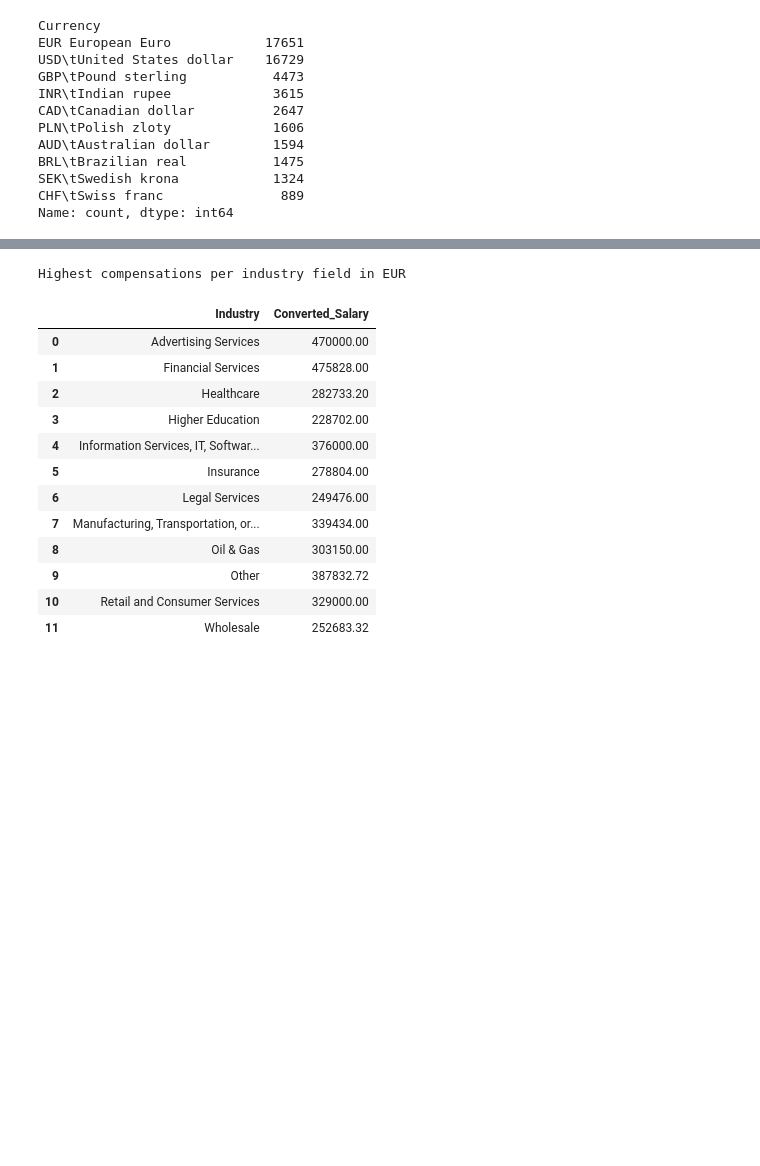
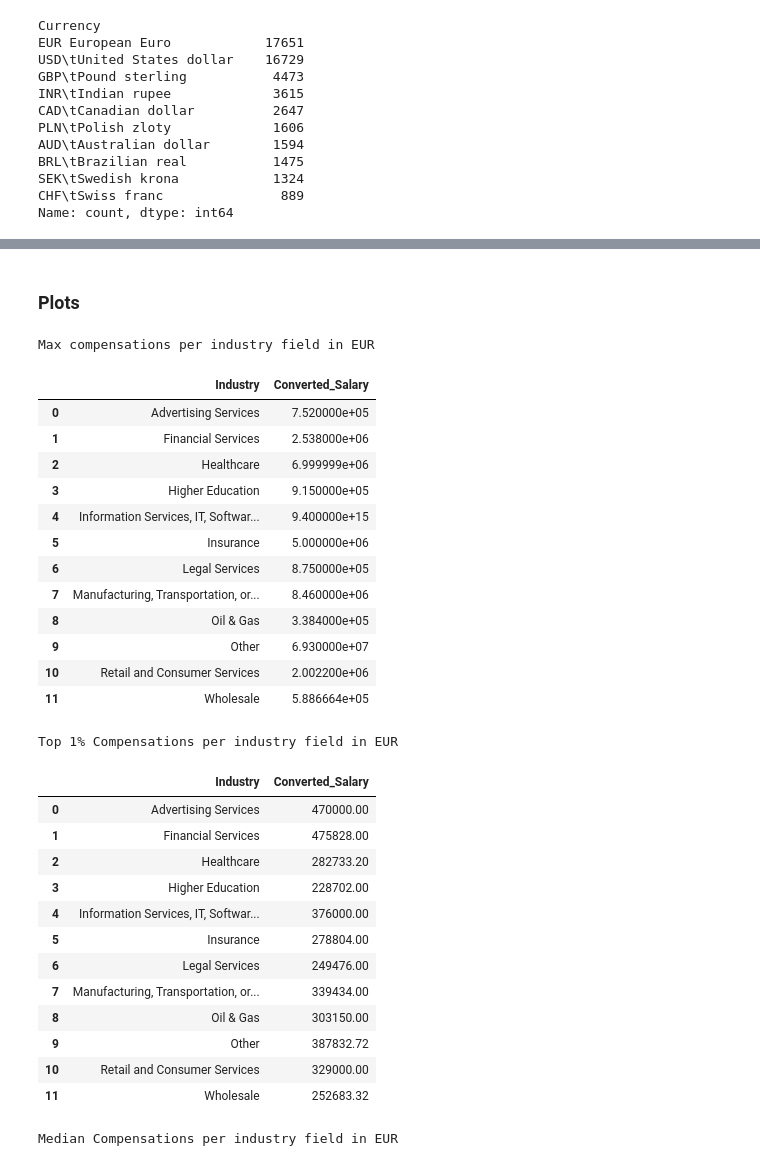
Before and after one commit to YKarsten/Annual-developer-survey-analysis, a Jupyter notebook: SO-2023-survey.ipynb, the cells around one changed output, grey strips where cells are left out. Saved outputs shown, nothing was run; the diff lists cells and outputs as text; code cells hidden in the pictures; blank space fills up the shorter version.

```diff
--- a/SO-2023-survey.ipynb
+++ b/SO-2023-survey.ipynb
@@ -46,3 +46,26 @@ Name: count, dtype: int64
 ### Schema
 
 How do the questions from the survey translate to column names?
+# %%
+from IPython.display import HTML, display
+import pandas as pd
+
+# Load the schema file
+schema = pd.read_csv("stack-overflow-developer-survey-2023/survey_results_schema.csv")
+
+# To prevent truncation of columns, change the default options
+pd.set_option('display.max_colwidth', None)
+
+# To prevent truncation of cells, change the default options
+pd.set_option('display.max_rows', None)
+
+# Function to display HTML content correctly
+def display_html_content(html):
+    display(HTML(html))
+
+# Apply the display_html_content function to each row in the DataFrame
+for index, row in schema[4:].iterrows():
+    qname = row['qname']
+    question = row['question']
+    print(f"QNAME: {qname}")
+    display_html_content(question)
@@ -174,21 +214,42 @@ display(converted_currency[["Currency", "CompTotal", "Converted_Salary"]].sample
+# %% [markdown]
+### Plots
 # %%
-# As the highest entries within each field are exorbitantly high in some fields and don't accurately represent the fields as a whole, we instead show the top 1%.
-# Show the top 1% of compensation/ salary per industry field in EUR.
+# As the highest entries within the "Information Services, IT, Software Development, or other Technology" field is exorbitantly high and doesn't accurately represent the field as a whole, I instead show the top 1%/ median of compensation per industry field in EUR. This way the result is more resistant to outliers
+print("Max compensations per industry field in EUR")
+display(converted_currency.groupby('Industry')['Converted_Salary'].max().reset_index())
 
-print("Highest compensations per industry field in EUR")
+print("Top 1% Compensations per industry field in EUR")
 display(converted_currency.groupby('Industry')['Converted_Salary'].quantile(0.99).reset_index())
+
+print("Median Compensations per industry field in EUR")
+display(converted_currency.groupby('Industry')['Converted_Salary'].median(0.99).reset_index())
 # %% [output]
-Highest compensations per industry field in EUR
+Max compensations per industry field in EUR
 |  | Industry | Converted_Salary |
-| 0 | Advertising Services | 470000.00 |
-| 1 | Financial Services | 475828.00 |
-| 2 | Healthcare | 282733.20 |
-| 3 | Higher Education | 228702.00 |
-| 4 | Information Services, IT, Softwar... | 376000.00 |
-| 5 | Insurance | 278804.00 |
-| 6 | Legal Services | 249476.00 |
-| 7 | Manufacturing, Transportation, or... | 339434.00 |
-| 8 | Oil & Gas | 303150.00 |
-| 9 | Other | 387832.72 |
-| 10 | Retail and Consumer Services | 329000.00 |
-| 11 | Wholesale | 252683.32 |
+| 0 | Advertising Services | 7.520000e+05 |
+| 1 | Financial Services | 2.538000e+06 |
+| 2 | Healthcare | 6.999999e+06 |
+| 3 | Higher Education | 9.150000e+05 |
+| 4 | Information Services, IT, Softwar... | 9.400000e+15 |
+| 5 | Insurance | 5.000000e+06 |
+| 6 | Legal Services | 8.750000e+05 |
+| 7 | Manufacturing, Transportation, or... | 8.460000e+06 |
+| 8 | Oil & Gas | 3.384000e+05 |
+| 9 | Other | 6.930000e+07 |
+| 10 | Retail and Consumer Services | 2.002200e+06 |
+| 11 | Wholesale | 5.886664e+05 |
+Top 1% Compensations per industry field in EUR
+|  | Industry | Converted_Salary |
+| 0 | Advertising Services | 470000.00 |
+| 1 | Financial Services | 475828.00 |
+| 2 | Healthcare | 282733.20 |
+| 3 | Higher Education | 228702.00 |
+| 4 | Information Services, IT, Softwar... | 376000.00 |
+| 5 | Insurance | 278804.00 |
+| 6 | Legal Services | 249476.00 |
+| 7 | Manufacturing, Transportation, or... | 339434.00 |
+| 8 | Oil & Gas | 303150.00 |
+| 9 | Other | 387832.72 |
+| 10 | Retail and Consumer Services | 329000.00 |
+| 11 | Wholesale | 252683.32 |
+Median Compensations per industry field in EUR
```
Also changed, not shown: parts of 11 cells of this notebook.
